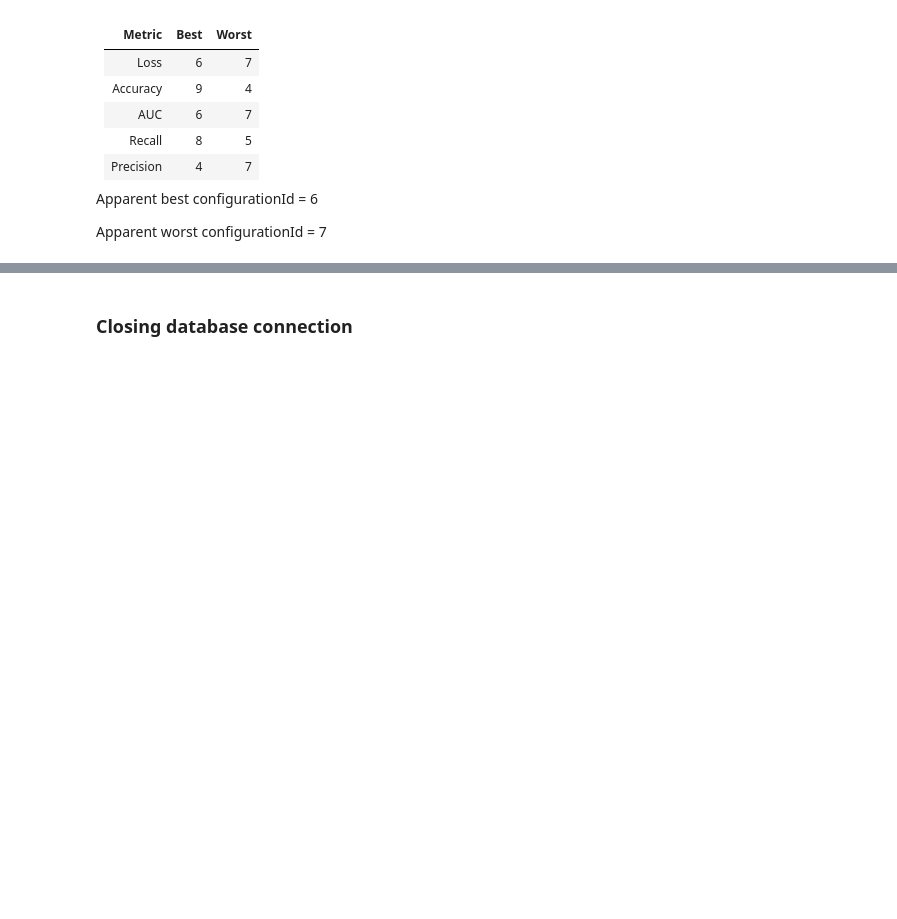
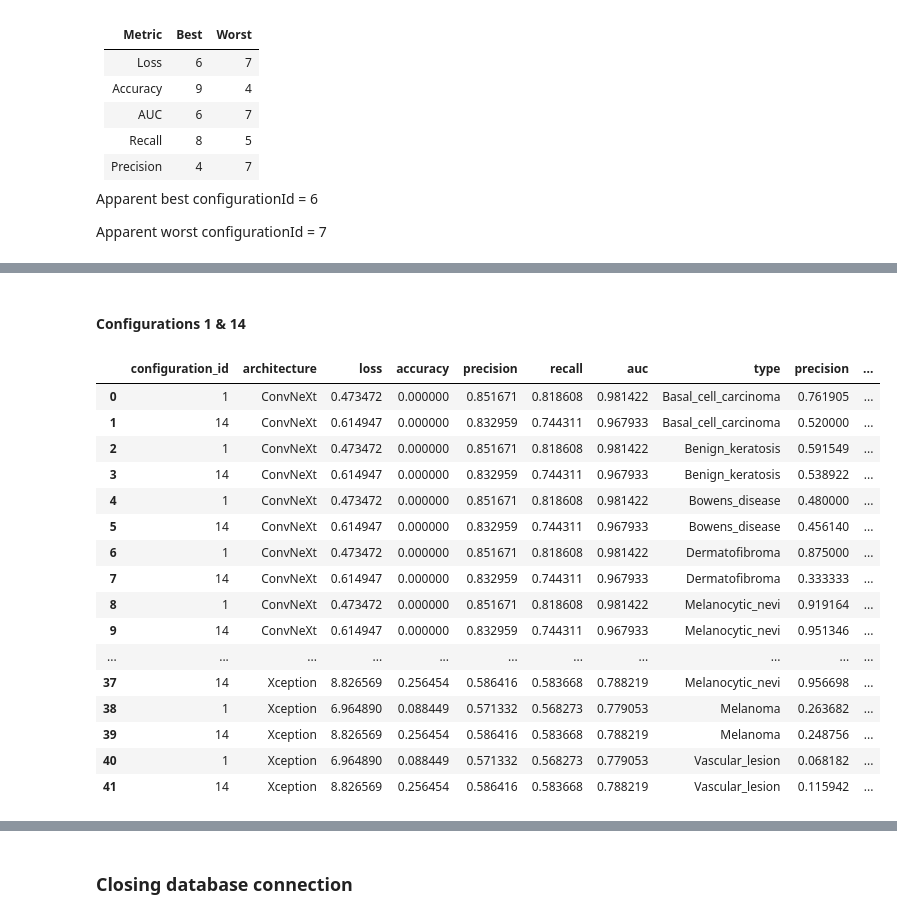
Before and after one commit to h-ssiqueira/SkinLesionAI, a Jupyter notebook: analysis/investigationTopics.ipynb, the cells around one changed output, grey strips where cells are left out. Cells and saved outputs as stored; diff of their text form; code cells hidden in the pictures; blank space fills up the shorter version.

```diff
--- a/analysis/investigationTopics.ipynb
+++ b/analysis/investigationTopics.ipynb
@@ -264,0 +321,30 @@ transfer learning = 3 & 8 | 4 & 7 | 5 & 12
+# %% [markdown]
+#### Configurations 1 & 14
+# %%
+df = pd.read_sql_query("""
+    SELECT nb.configuration_id, nb.architecture, nb.loss , nb.accuracy, nb."precision", nb.recall, nb.auc, met."type", met."precision", met.f1_score, met.roc_auc, met.recall, met.specificity
+    FROM notebook AS nb
+    JOIN metrics AS met
+    ON nb.id = met.notebook_id
+    WHERE nb.configuration_id in (1,14)
+    ORDER BY nb.architecture, met."type";
+""", connection)
+df
+# %% [output]
+|  | configuration_id | architecture | loss | accuracy | precision | recall | auc | type | precision | ... |
+| 0 | 1 | ConvNeXt | 0.473472 | 0.000000 | 0.851671 | 0.818608 | 0.981422 | Basal_cell_carcinoma | 0.761905 | ... |
+| 1 | 14 | ConvNeXt | 0.614947 | 0.000000 | 0.832959 | 0.744311 | 0.967933 | Basal_cell_carcinoma | 0.520000 | ... |
+| 2 | 1 | ConvNeXt | 0.473472 | 0.000000 | 0.851671 | 0.818608 | 0.981422 | Benign_keratosis | 0.591549 | ... |
+| 3 | 14 | ConvNeXt | 0.614947 | 0.000000 | 0.832959 | 0.744311 | 0.967933 | Benign_keratosis | 0.538922 | ... |
+| 4 | 1 | ConvNeXt | 0.473472 | 0.000000 | 0.851671 | 0.818608 | 0.981422 | Bowens_disease | 0.480000 | ... |
+| 5 | 14 | ConvNeXt | 0.614947 | 0.000000 | 0.832959 | 0.744311 | 0.967933 | Bowens_disease | 0.456140 | ... |
+| 6 | 1 | ConvNeXt | 0.473472 | 0.000000 | 0.851671 | 0.818608 | 0.981422 | Dermatofibroma | 0.875000 | ... |
+| 7 | 14 | ConvNeXt | 0.614947 | 0.000000 | 0.832959 | 0.744311 | 0.967933 | Dermatofibroma | 0.333333 | ... |
+| 8 | 1 | ConvNeXt | 0.473472 | 0.000000 | 0.851671 | 0.818608 | 0.981422 | Melanocytic_nevi | 0.919164 | ... |
+| 9 | 14 | ConvNeXt | 0.614947 | 0.000000 | 0.832959 | 0.744311 | 0.967933 | Melanocytic_nevi | 0.951346 | ... |
+| ... | ... | ... | ... | ... | ... | ... | ... | ... | ... | ... |
+| 37 | 14 | Xception | 8.826569 | 0.256454 | 0.586416 | 0.583668 | 0.788219 | Melanocytic_nevi | 0.956698 | ... |
+| 38 | 1 | Xception | 6.964890 | 0.088449 | 0.571332 | 0.568273 | 0.779053 | Melanoma | 0.263682 | ... |
+| 39 | 14 | Xception | 8.826569 | 0.256454 | 0.586416 | 0.583668 | 0.788219 | Melanoma | 0.248756 | ... |
+| 40 | 1 | Xception | 6.964890 | 0.088449 | 0.571332 | 0.568273 | 0.779053 | Vascular_lesion | 0.068182 | ... |
+| 41 | 14 | Xception | 8.826569 | 0.256454 | 0.586416 | 0.583668 | 0.788219 | Vascular_lesion | 0.115942 | ... |
```
Also changed, not shown: parts of 38 cells of this notebook.
